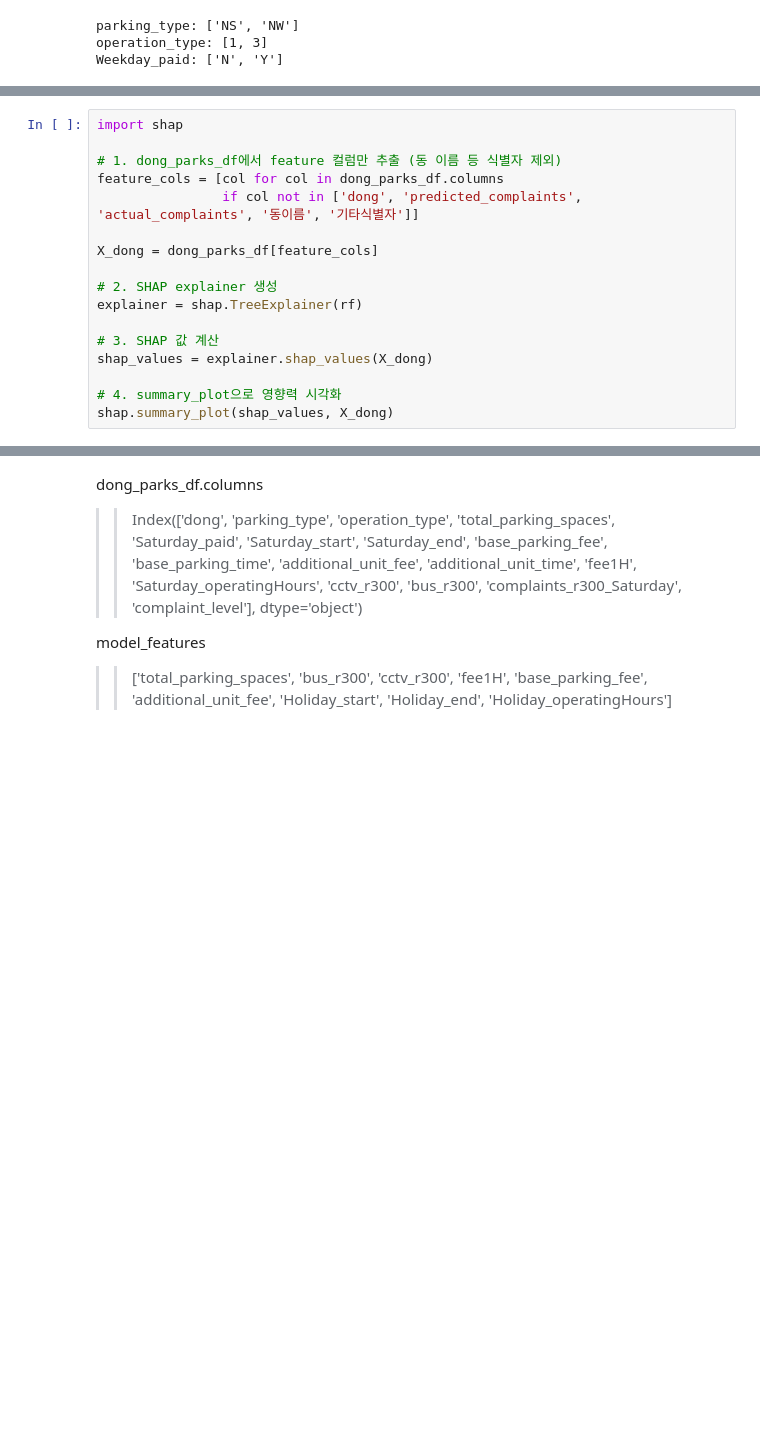
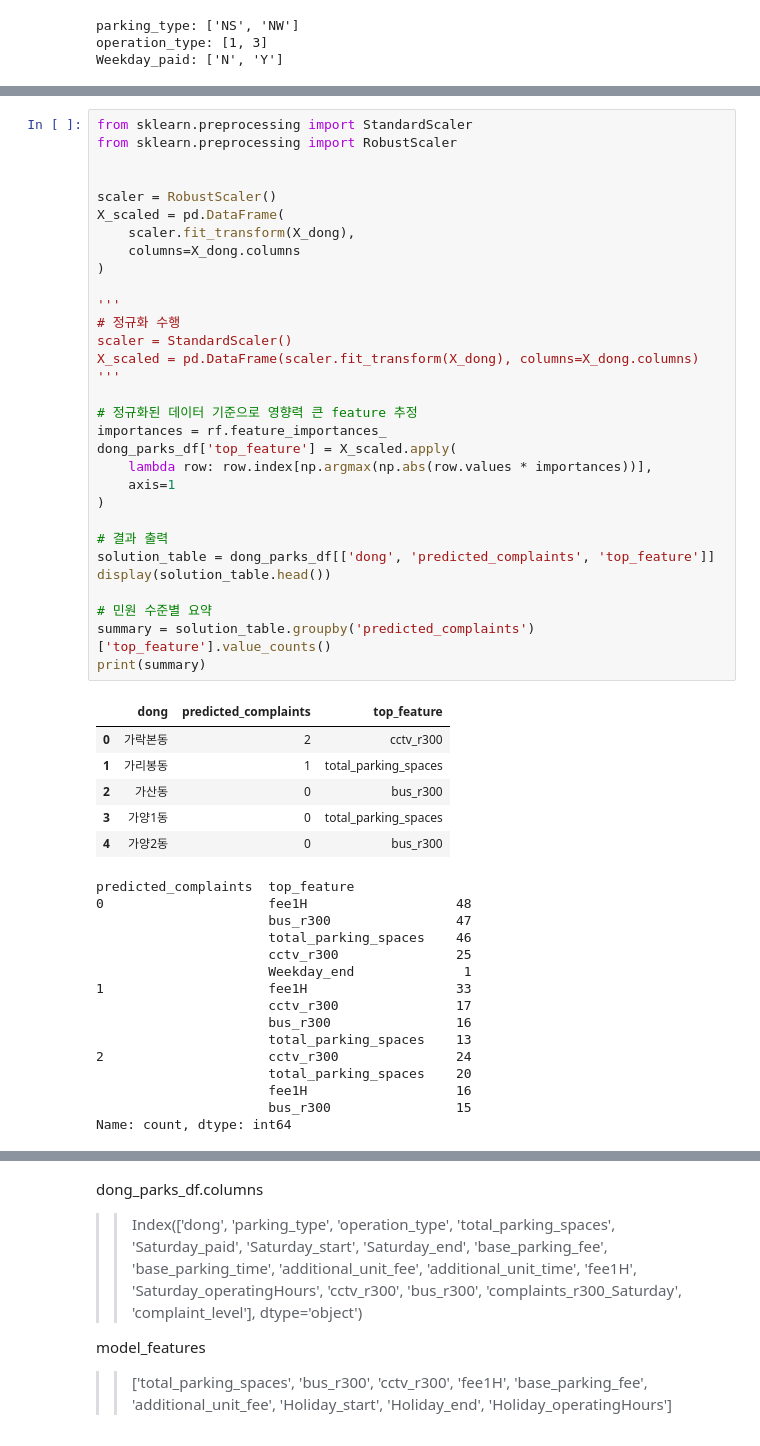
Before and after one commit to vxlmlxv/20251R0136COSE47101, a Jupyter notebook: randomforest_dong.ipynb, the cells around one changed output, grey strips where cells are left out. Saved outputs shown, nothing was run; the diff lists cells and outputs as text; blank space fills up the shorter version.

```diff
--- a/randomforest_dong.ipynb
+++ b/randomforest_dong.ipynb
@@ -183,17 +316,0 @@ display(dong_table)
-# %%
-import shap
-
-# 1. dong_parks_df에서 feature 컬럼만 추출 (동 이름 등 식별자 제외)
-feature_cols = [col for col in dong_parks_df.columns
-                if col not in ['dong', 'predicted_complaints', 'actual_complaints', '동이름', '기타식별자']]
-
-X_dong = dong_parks_df[feature_cols]
-
-# 2. SHAP explainer 생성
-explainer = shap.TreeExplainer(rf)
-
-# 3. SHAP 값 계산
-shap_values = explainer.shap_values(X_dong)
-
-# 4. summary_plot으로 영향력 시각화
-shap.summary_plot(shap_values, X_dong)
@@ -210,0 +330,53 @@ Index(['dong', 'parking_type', 'operation_type', 'total_parking_spaces',
+# %%
+from sklearn.preprocessing import StandardScaler
+from sklearn.preprocessing import RobustScaler
+
+
+scaler = RobustScaler()
+X_scaled = pd.DataFrame(
+    scaler.fit_transform(X_dong),
+    columns=X_dong.columns
+)
+
+'''
+# 정규화 수행
+scaler = StandardScaler()
+X_scaled = pd.DataFrame(scaler.fit_transform(X_dong), columns=X_dong.columns)
+'''
+
+# 정규화된 데이터 기준으로 영향력 큰 feature 추정
+importances = rf.feature_importances_
+dong_parks_df['top_feature'] = X_scaled.apply(
+    lambda row: row.index[np.argmax(np.abs(row.values * importances))],
+    axis=1
+)
+
+# 결과 출력
+solution_table = dong_parks_df[['dong', 'predicted_complaints', 'top_feature']]
+display(solution_table.head())
+
+# 민원 수준별 요약
+summary = solution_table.groupby('predicted_complaints')['top_feature'].value_counts()
+print(summary)
+# %% [output]
+|  | dong | predicted_complaints | top_feature |
+| 0 | 가락본동 | 2 | cctv_r300 |
+| 1 | 가리봉동 | 1 | total_parking_spaces |
+| 2 | 가산동 | 0 | bus_r300 |
+| 3 | 가양1동 | 0 | total_parking_spaces |
+| 4 | 가양2동 | 0 | bus_r300 |
+predicted_complaints  top_feature
+0                     fee1H                   48
+                      bus_r300                47
+                      total_parking_spaces    46
+                      cctv_r300               25
+                      Weekday_end              1
+1                     fee1H                   33
+                      cctv_r300               17
+                      bus_r300                16
+                      total_parking_spaces    13
+2                     cctv_r300               24
+                      total_parking_spaces    20
+                      fee1H                   16
+                      bus_r300                15
+Name: count, dtype: int64
```
Also changed, not shown: parts of 22 cells of this notebook, 16 other files.
